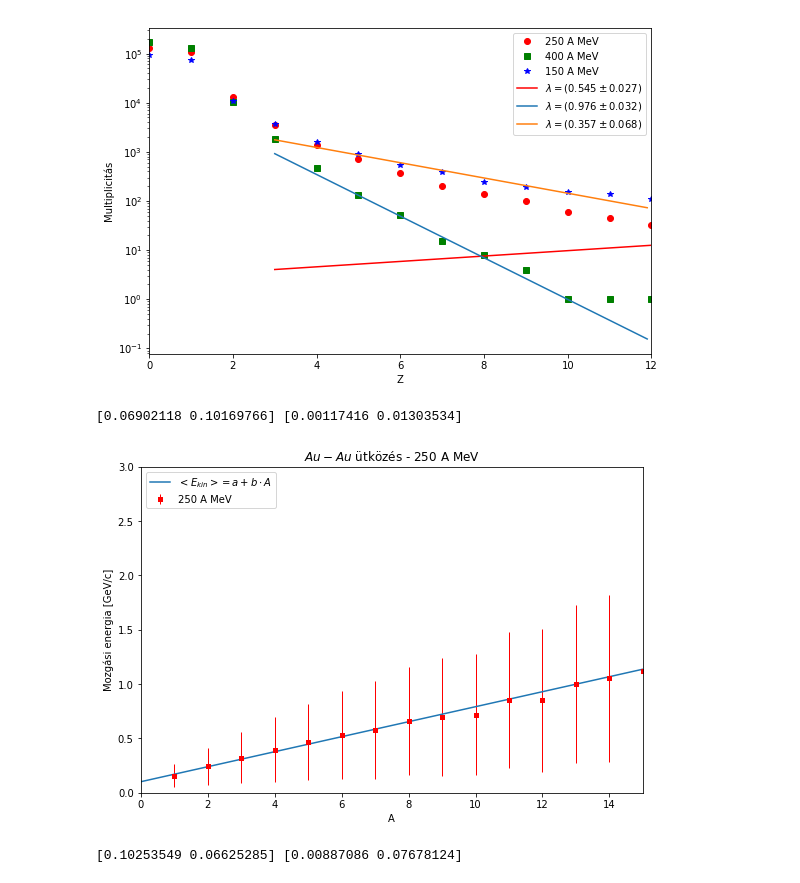
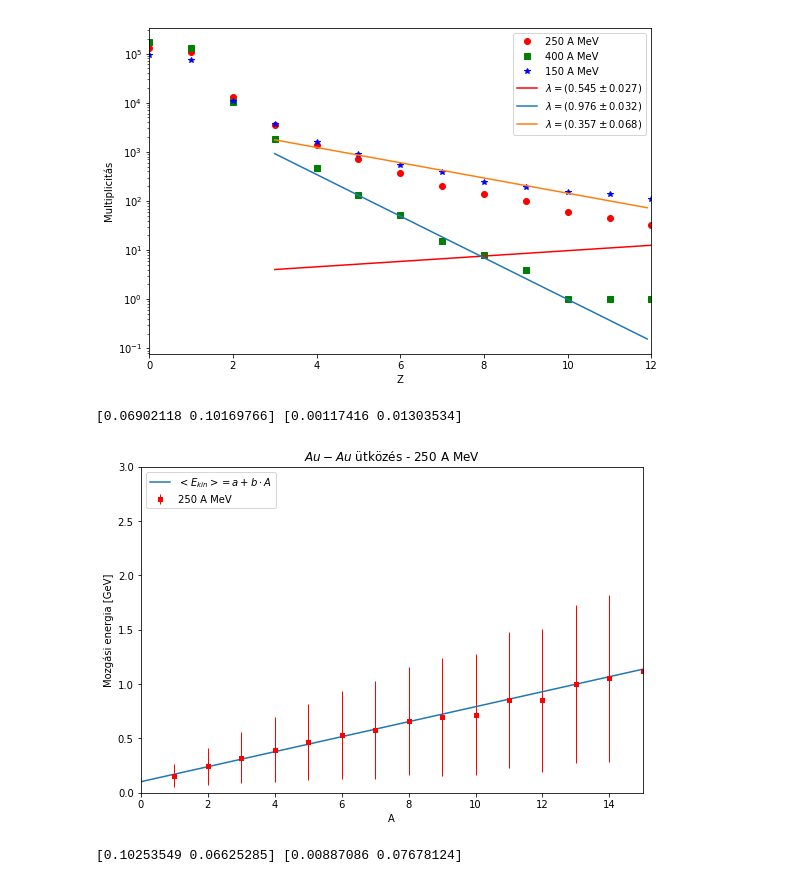
Before and after one commit to qbeer/szakdoli, a Jupyter notebook: BFS/visualize.ipynb, the cells around one changed output. Cells and saved outputs as stored; diff of their text form; code cells hidden in the pictures.

```diff
--- a/BFS/visualize.ipynb
+++ b/BFS/visualize.ipynb
@@ -204,35 +204,35 @@ for elem in massEnergy:
         MeanEnergy[elem] = mean
         DevEnergy[elem] = dev
     else:
         ZoneMeanEnergy[elem] = mean
         ZoneDevEnergy[elem] = 0
 
 def egyenes(x, m, b):
     return m*x + b
 
 popt, pcov = curve_fit(egyenes, list(massEnergy.keys())[0:12], list(MeanEnergy.values())[0:12],
                       p0 = [0.1666, 0.1])
 perr = sqrt(diag(pcov))
 
 plt.errorbar(list(massEnergy.keys()),
             list(MeanEnergy.values()),
             list(DevEnergy.values()),
             marker='s', mfc='red',
          mec='red', ms=3, mew=2, lw=1, linestyle='None', ecolor='red')
 plt.plot(np.linspace(0,15, 100), egyenes(np.linspace(0,15,100), *popt))
 xlabel('A')
-ylabel('Mozgási energia [GeV/c]')
+ylabel('Mozgási energia [GeV]')
 plt.legend(('$<E_{kin}> = a + b\cdot A$','250 A MeV'),
            loc='upper left')
 xlim(0,15)
 ylim(0,3)
 title('$Au-Au$ ütközés - 250 A MeV')
 savefig('./250AMeV0.06mom2000adat.png')
 
 print(popt, perr)
 # %% [output]
 [0.06902118 0.10169766] [0.00117416 0.01303534]
-[figure, old version]
+[figure, new version]
 # %%
 
 chargeAndAngleAndEnergy = np.asarray(df2[['Z', 'polar angle','       E','A']])
```
Also changed, not shown: parts of 5 cells of this notebook, 17 other files.
